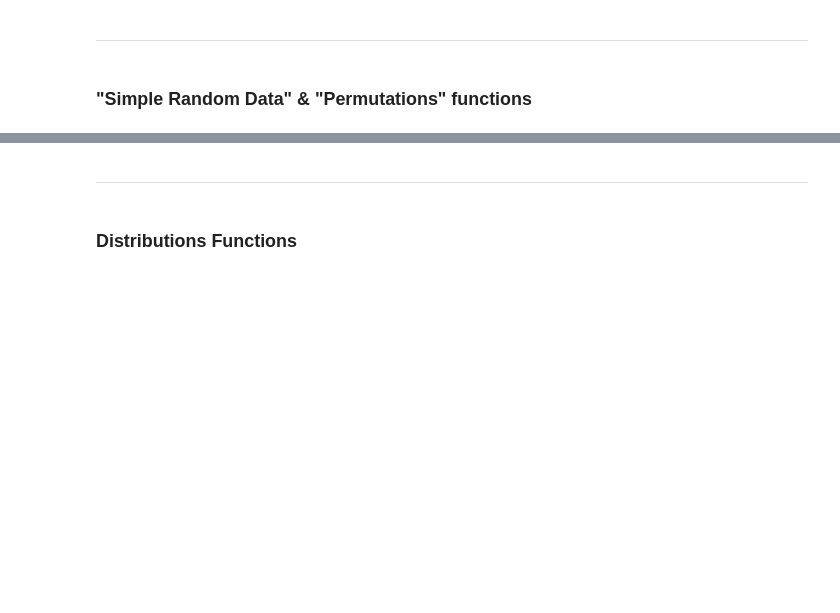
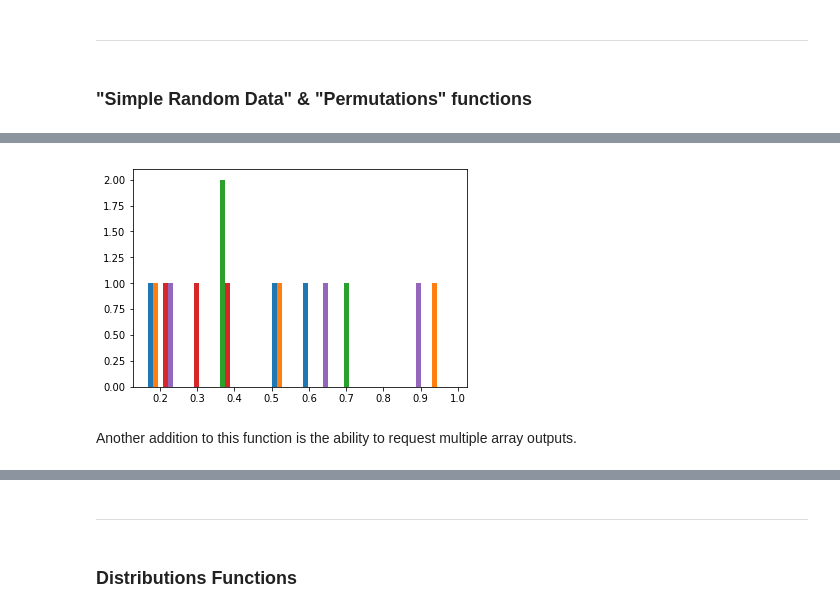
Before and after one commit to vwalsh86/Prog-for-DA-Practical-Work, a Jupyter notebook: numpy-random.ipynb, the cells around one changed output, grey strips where cells are left out. Drawn from its saved outputs; the diff is of its cells as text; code cells hidden in the pictures; blank space fills up the shorter version.

```diff
--- a/numpy-random.ipynb
+++ b/numpy-random.ipynb
@@ -83,0 +161,9 @@ https://www.numpy.org/devdocs/reference/routines.random.html#routines-random
+# %%
+import matplotlib.pyplot as plt
+r = np.random.rand(3, 5)
+plt.hist(r)
+plt.show()
+# %% [output]
+[figure, added]
+# %% [markdown]
+Another addition to this function is the ability to request multiple array outputs.
```
Also changed, not shown: parts of 44 cells of this notebook, 1 other file.
